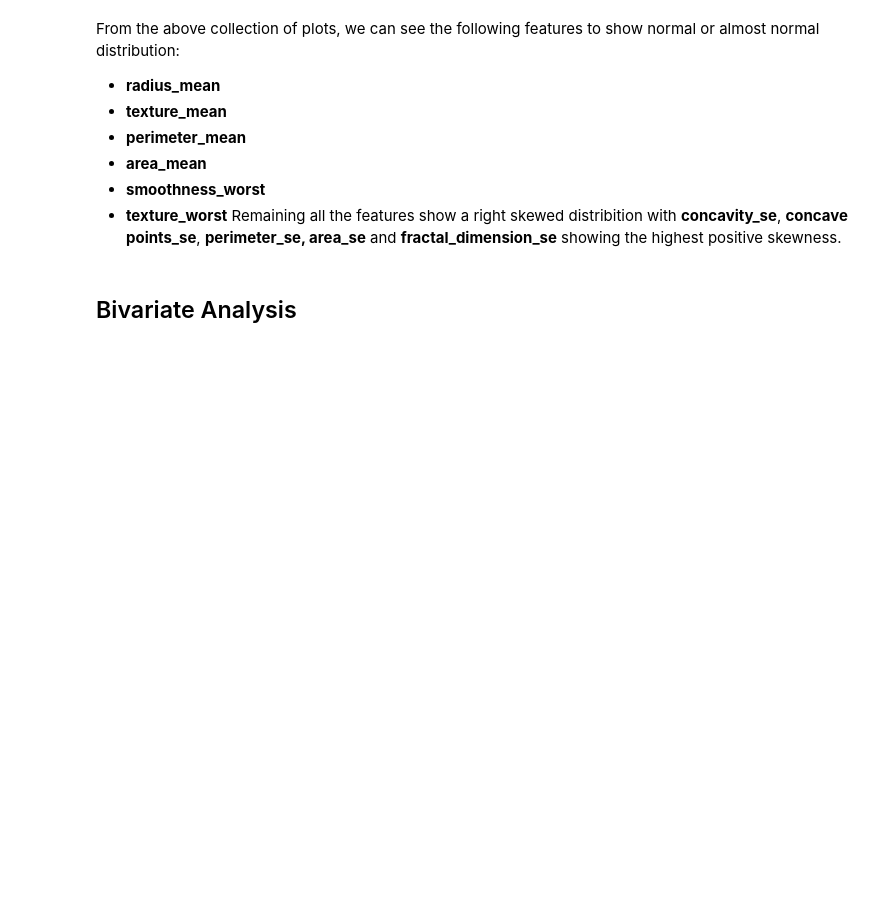
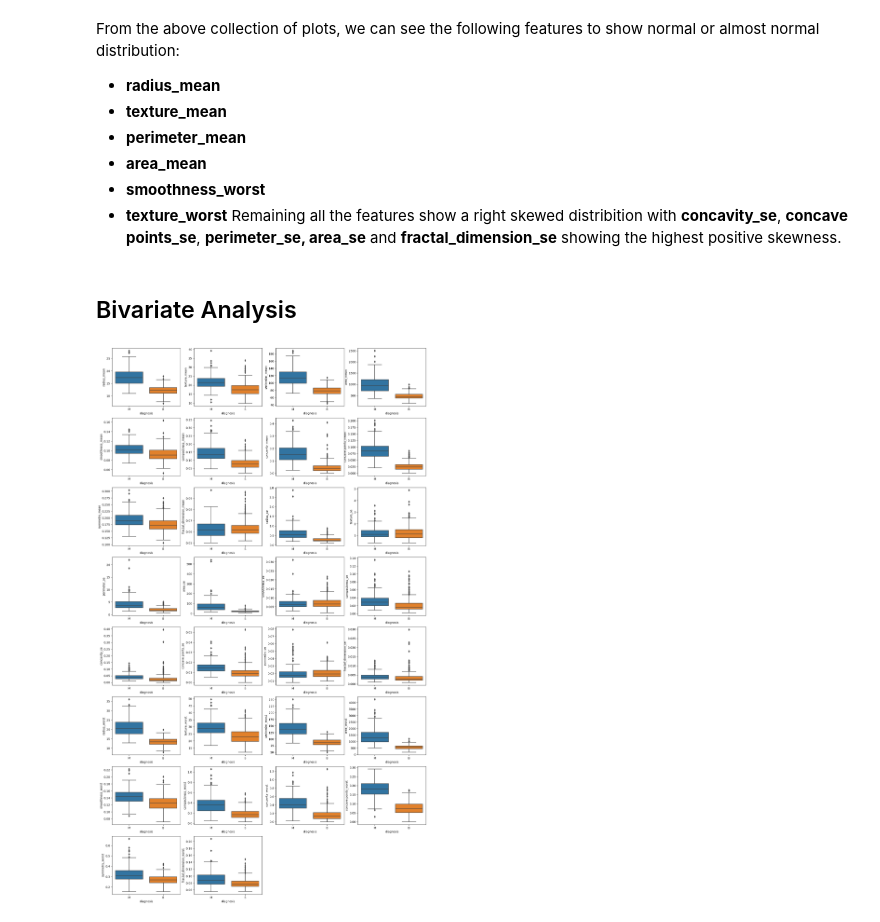
Before and after one commit to Debnath-Goutam/Breast-Cancer-Prediction, a Jupyter notebook: Breast Cancer Predictive Analysis.ipynb, the cells around one changed output. Cells and saved outputs as stored; diff of their text form; code cells hidden in the pictures; blank space fills up the shorter version.

```diff
--- a/Breast Cancer Predictive Analysis.ipynb
+++ b/Breast Cancer Predictive Analysis.ipynb
@@ -162,3 +162,11 @@ From the above collection of plots, we can see the following features to show no
 Remaining all the features show a right skewed distribition with **concavity_se**, **concave points_se**, **perimeter_se, area_se** and **fractal_dimension_se** showing the highest positive skewness.
 # %% [markdown]
 ## Bivariate Analysis
+# %%
+plt.figure(figsize=(20, 35))
+for i, feature in enumerate(X):
+    plt.subplot(8, 4, i+1)
+    sns.boxplot(x=y, y=X[feature])
+plt.show()
+# %% [output]
+[figure, added]
```
Also changed, not shown: parts of 4 cells of this notebook, 1 other file.
